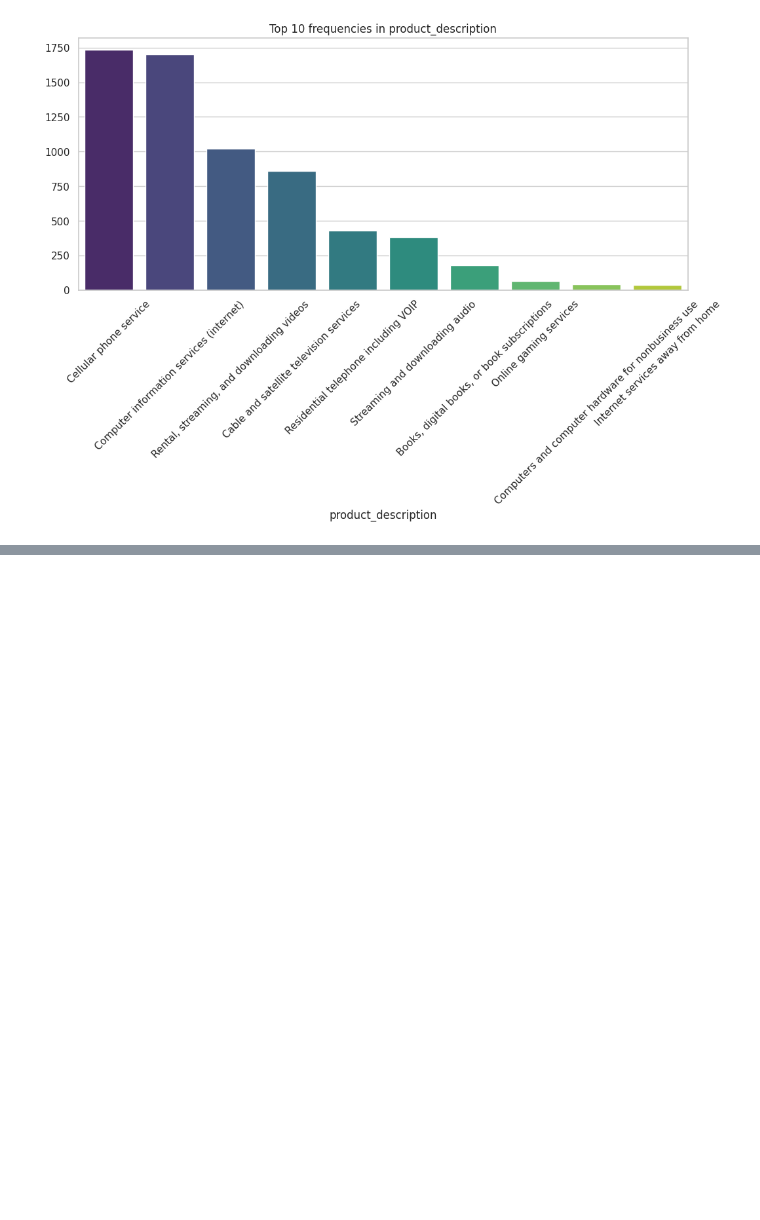
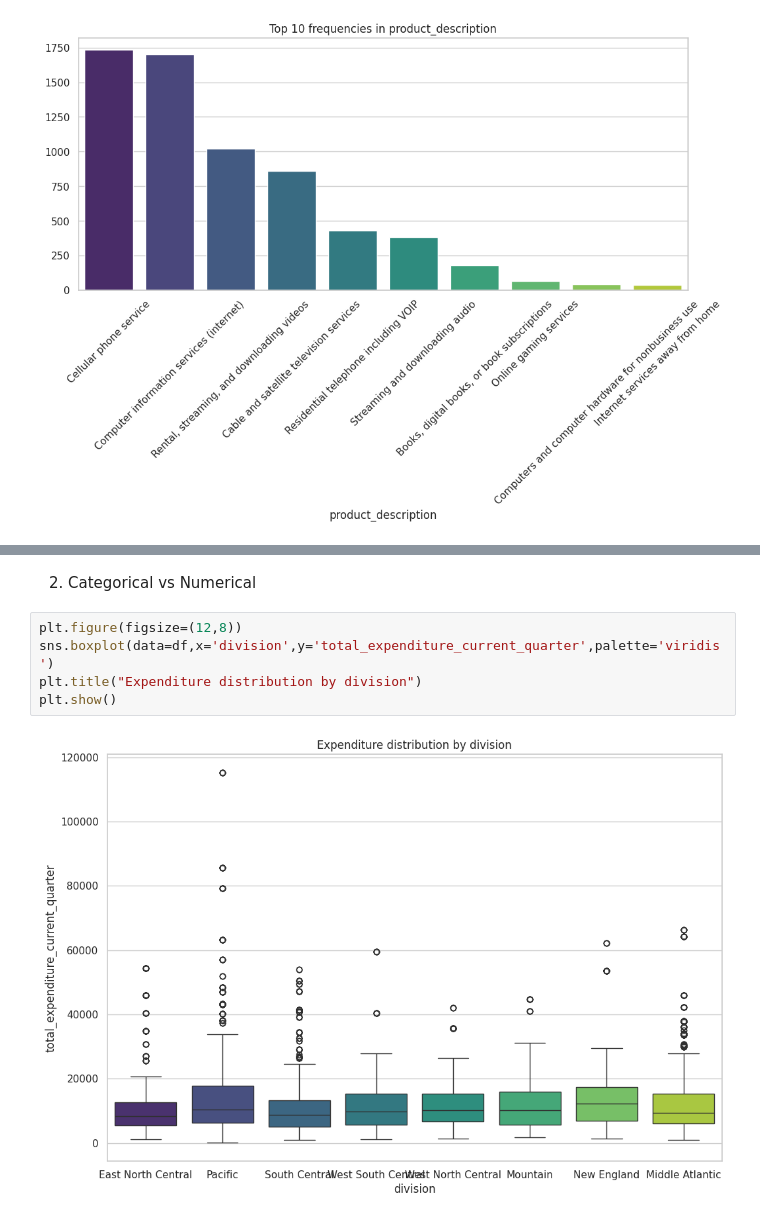
Before and after one commit to Alain-16/Digital_Product_Insights, a Jupyter notebook: DigitalProductEDA.ipynb, the cells around one changed output, grey strips where cells are left out. Saved outputs shown, nothing was run; the diff lists cells and outputs as text; blank space fills up the shorter version.

```diff
--- a/DigitalProductEDA.ipynb
+++ b/DigitalProductEDA.ipynb
@@ -160,0 +172,9 @@ plt.show()
+# %% [markdown]
+2. Categorical vs Numerical
+# %%
+plt.figure(figsize=(12,8))
+sns.boxplot(data=df,x='division',y='total_expenditure_current_quarter',palette='viridis')
+plt.title("Expenditure distribution by division")
+plt.show()
+# %% [output]
+[figure, added]
```
Also changed, not shown: parts of 2 cells of this notebook.
